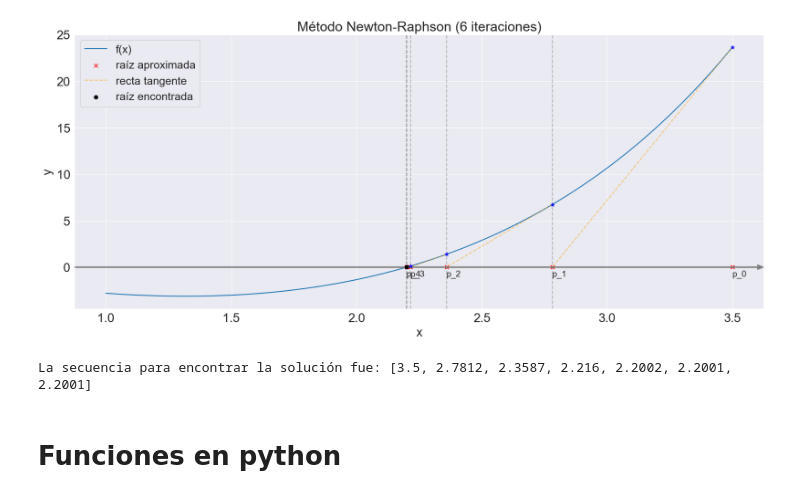
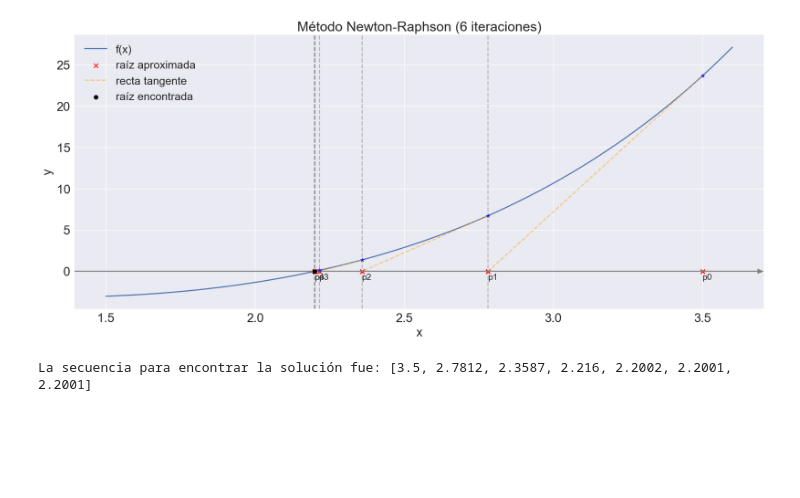
Before and after one commit to caramirezs/MetNum_librodigital, a Jupyter notebook: 1_Ecuaciones_de_una_variable/1.3_Metodo_de_Newton-Raphson.ipynb, the cells around one changed output. Saved outputs shown, nothing was run; the diff lists cells and outputs as text; code cells hidden in the pictures; blank space fills up the shorter version.

```diff
--- a/1_Ecuaciones_de_una_variable/1.3_Metodo_de_Newton-Raphson.ipynb
+++ b/1_Ecuaciones_de_una_variable/1.3_Metodo_de_Newton-Raphson.ipynb
@@ -48,7 +100,7 @@ tolerancia = 1e-4
 max_ite = 100
 
 # Crea un arreglo de valores x equiespaciados entre x_i y x_f con una longitud de num.
-x_i, x_f = 1, 3.5
+x_i, x_f = 1.5, 3.6
 x = np.linspace(x_i, x_f, 1000)
 # Inicializar la lista de aproximaciones
 lista_sol = [p_0]
@@ -61,7 +113,7 @@ fig, ax = plt.subplots(figsize=(20, 8))
 ax.plot(x, f(x), label='f(x)')
 ax.scatter(p_0, f(p_0), color='blue', alpha=0.8, marker='*', zorder=3)
 ax.scatter(p_0, 0, color='red', alpha=1, marker='x', zorder=2)
-plt.text(p_0, -1, f"p_0", fontsize=14)
+plt.text(p_0, -1, f"p0", fontsize=14)
 
 # Iterar hasta que la tolerancia sea alcanzada o se supere el número máximo de iteraciones
 ite= 1
@@ -78,40 +130,38 @@ while ite <= max_ite:
     ax.scatter(p_i, 0, color='red', alpha=1, marker='x', zorder=2)
     # texto
     if ite <= 4:
-        plt.text(p_i, -1, f"p_{ite}", fontsize=14)
+        plt.text(p_i, -1, f"p{ite}", fontsize=14)
         plt.plot([p_0, p_i], [f(p_0), 0], '--', color='orange', alpha=0.5, zorder=2)
 
     if abs(p_i-p_0) < tolerancia:
         break
     p_0 = p_i
     ite += 1
 
 # Graficar el punto final encontrado
 ax.scatter(p_i, 0, color='red', alpha=0.8, marker='x', label='raíz aproximada')
 plt.plot([p_0, p_i], [f(p_0), 0], '--', color='orange', alpha=0.5, label='recta tangente', zorder=2)
 ax.scatter(p_i, f(p_i), color='black', label='raíz encontrada', zorder=3)
 
 
 ### EJES ###
 # Obtiene los límites inferior y superior de x y y de los ejes del objeto de ejes.
 xmin, xmax = ax.get_xlim()
 ymin, ymax = ax.get_ylim()
 # label size de los ejes
 ax.tick_params(labelsize=20, axis='x')
 ax.tick_params(labelsize=20, axis='y')
 # Agrega flechas a los ejes x e y para indicar su dirección.
 ax.annotate("", xy=(xmax, 0), xytext=(xmin, 0), arrowprops=dict(color='gray', width=1.5, headwidth=8, headlength=10), zorder=2)
 ax.annotate("", xy=(0, ymax), xytext=(0, ymin), arrowprops=dict(color='gray', width=1.5, headwidth=8, headlength=10), zorder=2)
 
 # Configurar la gráfica
 plt.legend(fontsize=18)
 plt.xlabel('x', fontsize=20)
 plt.ylabel('y', fontsize=20)
 plt.title(f'Método Newton-Raphson ({ite} iteraciones)', fontsize=22)
 plt.show()
 print(f'La secuencia para encontrar la solución fue: {lista_sol}')
 # %% [output]
-[figure, old version]
+[figure, new version]
 La secuencia para encontrar la solución fue: [3.5, 2.7812, 2.3587, 2.216, 2.2002, 2.2001, 2.2001]
-# %% [markdown]
-# Funciones en python
```
Also changed, not shown: parts of 22 cells of this notebook, 14 other files.
